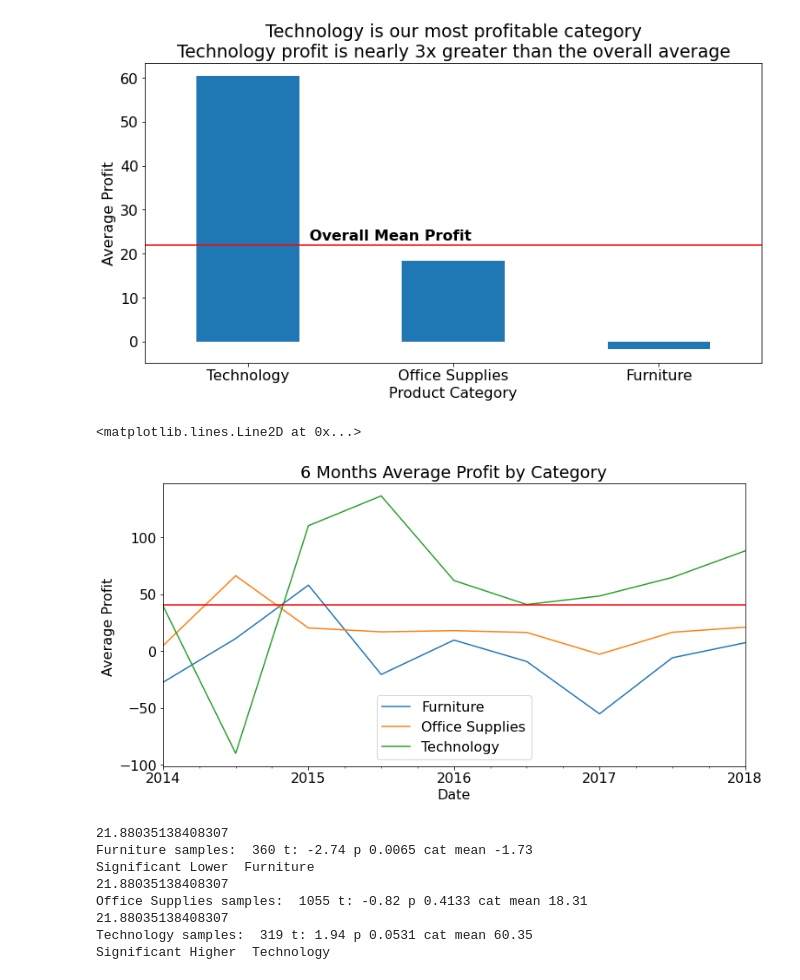
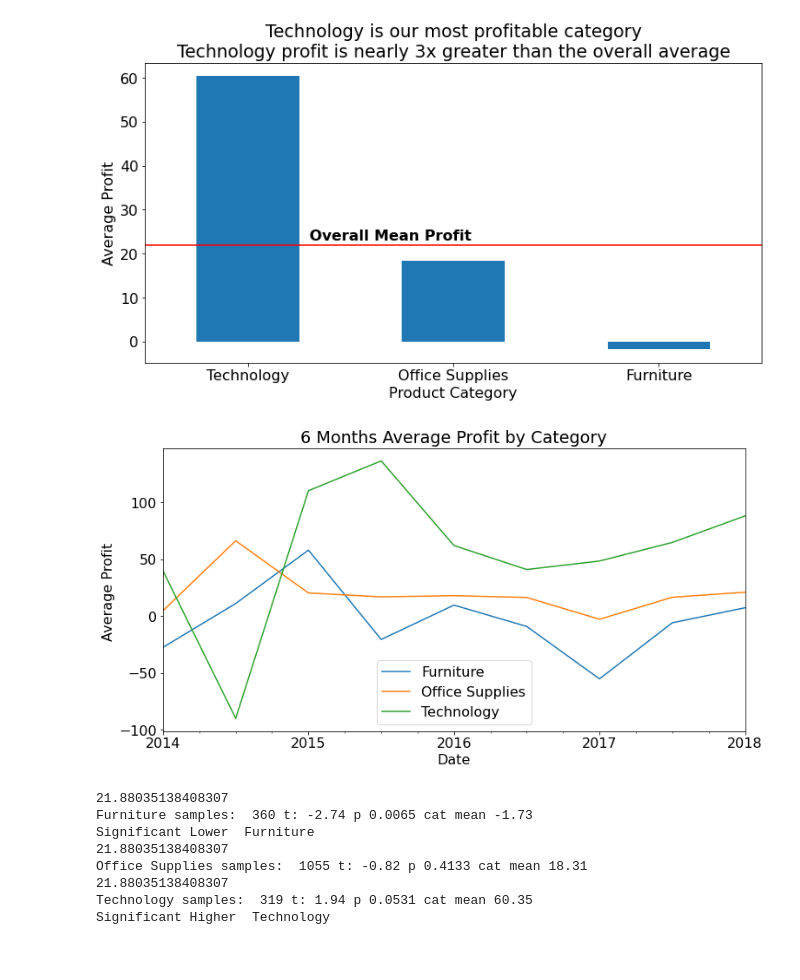
Before and after one commit to superstore-stephen-jesse/superstor-time-series-project, a Jupyter notebook: final_report.ipynb, the cells around one changed output. Saved outputs shown, nothing was run; the diff lists cells and outputs as text; code cells hidden in the pictures.

```diff
--- a/final_report.ipynb
+++ b/final_report.ipynb
@@ -60,16 +63,15 @@ plt.show()
 # %% [output]
 [figure]
 # %%
-# Profit of categories over time
+# Profit of categories over time , resampled at 6 months
 for cat in df.category.unique():
     sample = df[df.category == cat]
     sample.resample('6M').profit.mean().plot(label = cat)
     plt.title('6 Months Average Profit by Category')
     plt.ylabel('Average Profit ')
     plt.xlabel('Date')
     plt.legend()
-plt.axhline(mean_profit, color='r')
+# plt.axhline(df.profit.mean(), color='r')
 # %% [output]
-<matplotlib.lines.Line2D at 0x...>
-[figure, old version]
+[figure, new version]
 # %%
```
Also changed, not shown: parts of 18 cells of this notebook.
